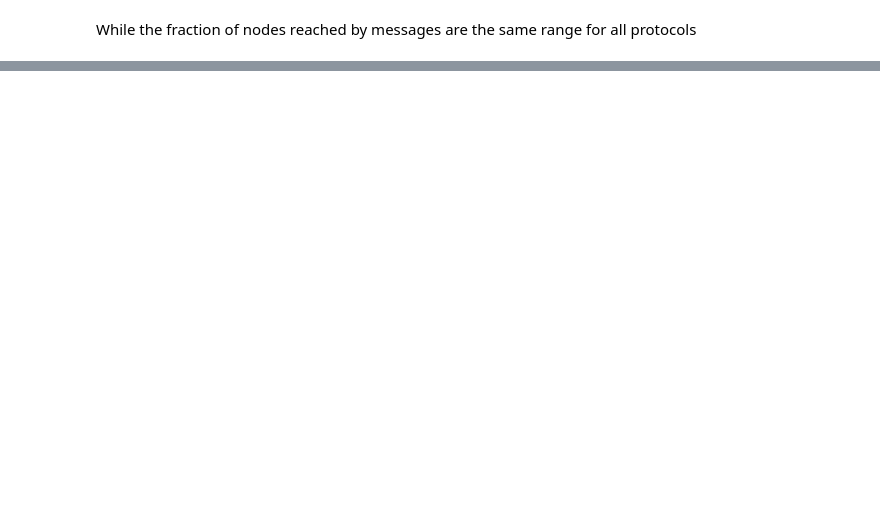
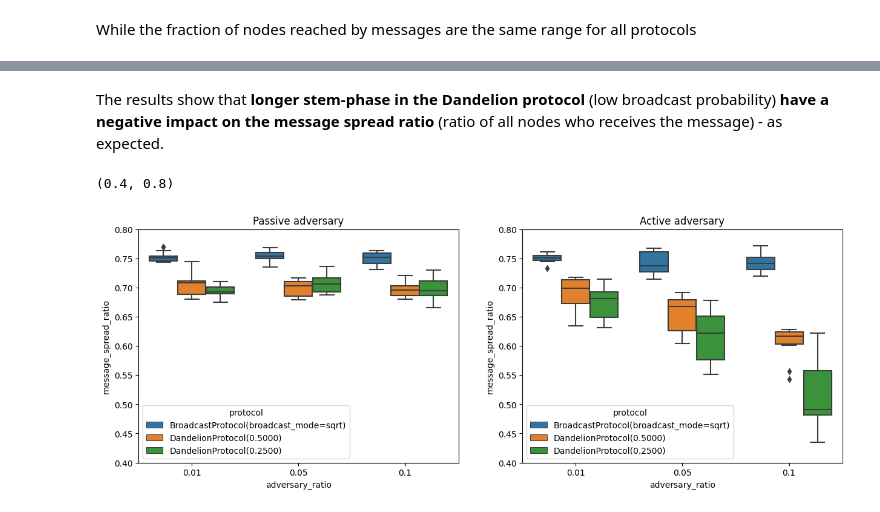
Before and after one commit to ferencberes/ethp2psim, a Jupyter notebook: Experimental.ipynb, the cells around one changed output, grey strips where cells are left out. Saved outputs shown, nothing was run; the diff lists cells and outputs as text; code cells hidden in the pictures; blank space fills up the shorter version.

```diff
--- a/Experimental.ipynb
+++ b/Experimental.ipynb
@@ -149,0 +144,4 @@ sns.boxplot(data=results_df, x="adversary_ratio", y="message_spread_ratio", hue=
+# %%
+active_results_df = run_experiment(adversary_ratios, True)
+active_results_df = active_results_df[active_results_df["estimator"]=="first_sent"]
+active_results_df.shape
@@ -149,0 +153,13 @@ sns.boxplot(data=results_df, x="adversary_ratio", y="message_spread_ratio", hue=
+# %% [markdown]
+The results show that **longer stem-phase in the Dandelion protocol** (low broadcast probability) **have a negative impact on the message spread ratio** (ratio of all nodes who receives the message) - as expected.
+# %%
+fig, ax = plt.subplots(1,2, figsize=(15,5))
+sns.boxplot(data=results_df, x="adversary_ratio", y="message_spread_ratio", hue="protocol", ax=ax[0])
+ax[0].set_title("Passive adversary")
+ax[0].set_ylim(0.4,0.8)
+sns.boxplot(data=active_results_df, x="adversary_ratio", y="message_spread_ratio", hue="protocol", ax=ax[1])
+ax[1].set_title("Active adversary")
+ax[1].set_ylim(0.4,0.8)
+# %% [output]
+(0.4, 0.8)
+[figure, added]
```
Also changed, not shown: parts of 15 cells of this notebook, 3 other files.
